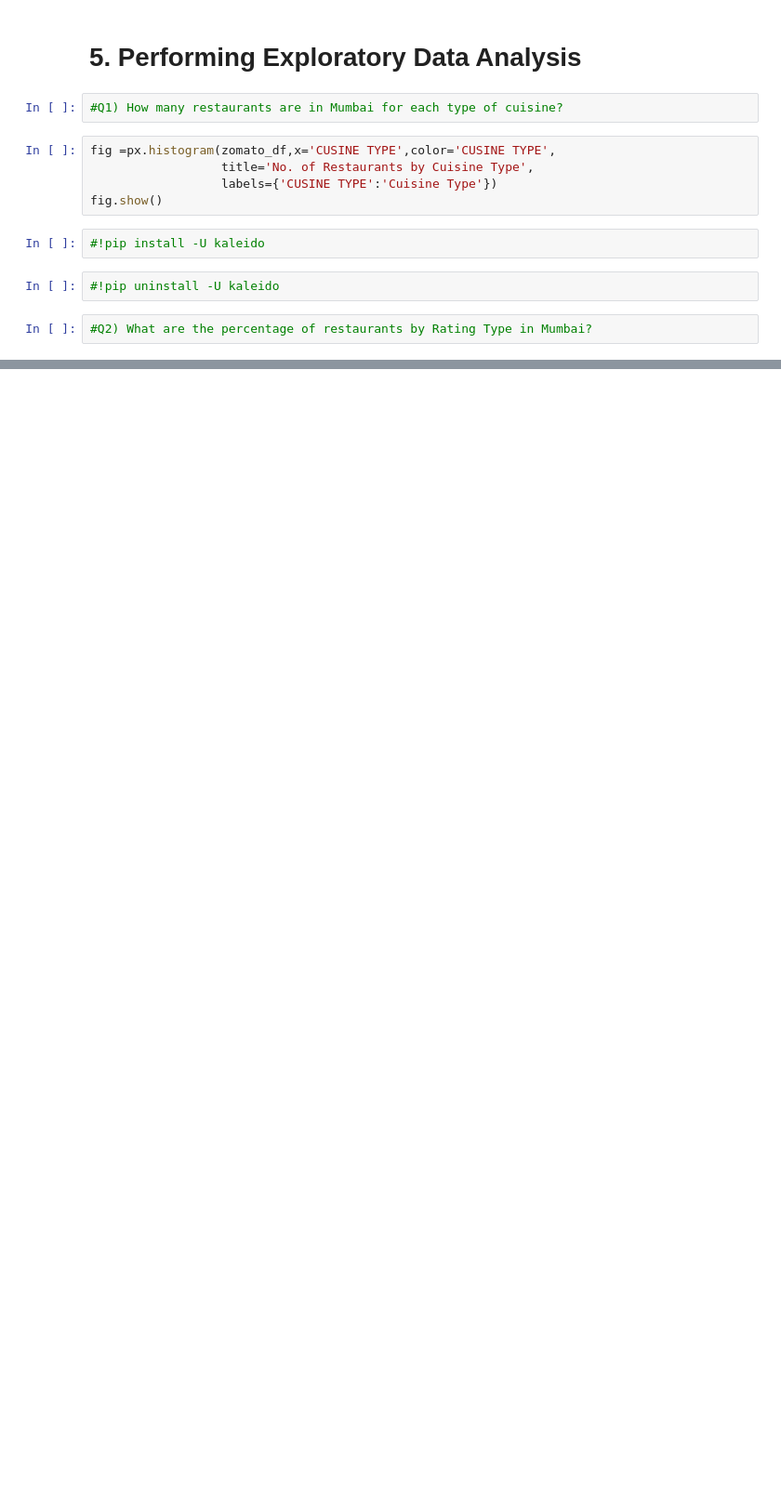
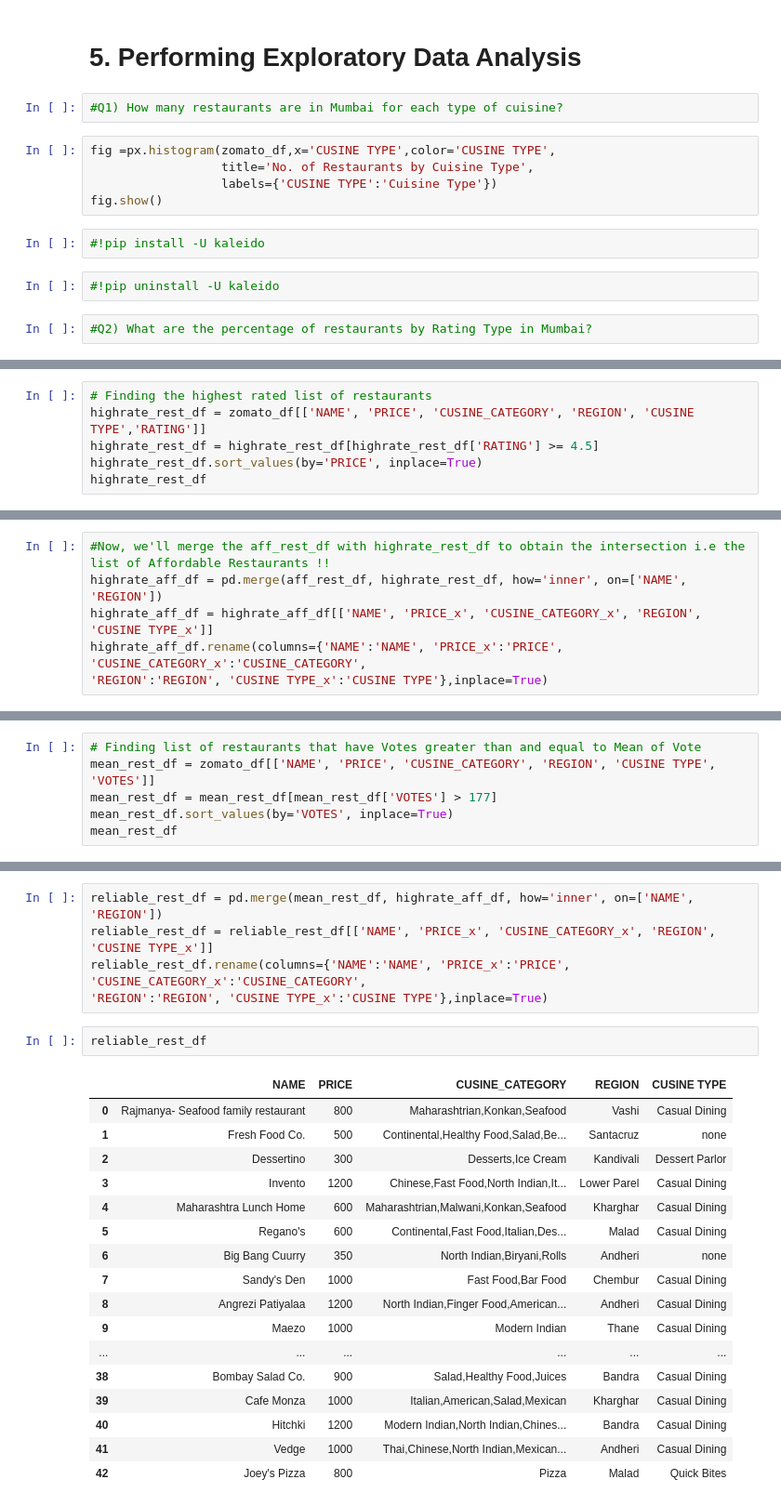
Before and after one commit to ArchanaAI/Zomato-Mumbai-analysis, a Jupyter notebook: Zomata Mumbai Analysis.ipynb, the cells around one changed output, grey strips where cells are left out. Shown: that part at 93% size. Drawn from its saved outputs; the diff is of its cells as text; blank space fills up the shorter version.

```diff
--- a/Zomata Mumbai Analysis.ipynb
+++ b/Zomata Mumbai Analysis.ipynb
@@ -590,0 +669,6 @@ ValueError: Value of 'x' is not the name of a column in 'data_frame'. Expected o
+# %%
+# Finding the highest rated list of restaurants
+highrate_rest_df = zomato_df[['NAME', 'PRICE', 'CUSINE_CATEGORY', 'REGION', 'CUSINE TYPE','RATING']]
+highrate_rest_df = highrate_rest_df[highrate_rest_df['RATING'] >= 4.5]
+highrate_rest_df.sort_values(by='PRICE', inplace=True)
+highrate_rest_df
@@ -590,0 +689,6 @@ ValueError: Value of 'x' is not the name of a column in 'data_frame'. Expected o
+# %%
+#Now, we'll merge the aff_rest_df with highrate_rest_df to obtain the intersection i.e the list of Affordable Restaurants !!
+highrate_aff_df = pd.merge(aff_rest_df, highrate_rest_df, how='inner', on=['NAME', 'REGION'])
+highrate_aff_df = highrate_aff_df[['NAME', 'PRICE_x', 'CUSINE_CATEGORY_x', 'REGION', 'CUSINE TYPE_x']]
+highrate_aff_df.rename(columns={'NAME':'NAME', 'PRICE_x':'PRICE', 'CUSINE_CATEGORY_x':'CUSINE_CATEGORY',
+'REGION':'REGION', 'CUSINE TYPE_x':'CUSINE TYPE'},inplace=True)
@@ -590,0 +725,6 @@ ValueError: Value of 'x' is not the name of a column in 'data_frame'. Expected o
+# %%
+# Finding list of restaurants that have Votes greater than and equal to Mean of Vote
+mean_rest_df = zomato_df[['NAME', 'PRICE', 'CUSINE_CATEGORY', 'REGION', 'CUSINE TYPE', 'VOTES']]
+mean_rest_df = mean_rest_df[mean_rest_df['VOTES'] > 177]
+mean_rest_df.sort_values(by='VOTES', inplace=True)
+mean_rest_df
@@ -590,0 +752,25 @@ ValueError: Value of 'x' is not the name of a column in 'data_frame'. Expected o
+# %%
+reliable_rest_df = pd.merge(mean_rest_df, highrate_aff_df, how='inner', on=['NAME', 'REGION'])
+reliable_rest_df = reliable_rest_df[['NAME', 'PRICE_x', 'CUSINE_CATEGORY_x', 'REGION', 'CUSINE TYPE_x']]
+reliable_rest_df.rename(columns={'NAME':'NAME', 'PRICE_x':'PRICE', 'CUSINE_CATEGORY_x':'CUSINE_CATEGORY',
+'REGION':'REGION', 'CUSINE TYPE_x':'CUSINE TYPE'},inplace=True)
+# %%
+reliable_rest_df
+# %% [output]
+|  | NAME | PRICE | CUSINE_CATEGORY | REGION | CUSINE TYPE |
+| 0 | Rajmanya- Seafood family restaurant | 800 | Maharashtrian,Konkan,Seafood | Vashi | Casual Dining |
+| 1 | Fresh Food Co. | 500 | Continental,Healthy Food,Salad,Be... | Santacruz | none |
+| 2 | Dessertino | 300 | Desserts,Ice Cream | Kandivali | Dessert Parlor |
+| 3 | Invento | 1200 | Chinese,Fast Food,North Indian,It... | Lower Parel | Casual Dining |
+| 4 | Maharashtra Lunch Home | 600 | Maharashtrian,Malwani,Konkan,Seafood | Kharghar | Casual Dining |
+| 5 | Regano's | 600 | Continental,Fast Food,Italian,Des... | Malad | Casual Dining |
+| 6 | Big Bang Cuurry | 350 | North Indian,Biryani,Rolls | Andheri | none |
+| 7 | Sandy's Den | 1000 | Fast Food,Bar Food | Chembur | Casual Dining |
+| 8 | Angrezi Patiyalaa | 1200 | North Indian,Finger Food,American... | Andheri | Casual Dining |
+| 9 | Maezo | 1000 | Modern Indian | Thane | Casual Dining |
+| ... | ... | ... | ... | ... | ... |
+| 38 | Bombay Salad Co. | 900 | Salad,Healthy Food,Juices | Bandra | Casual Dining |
+| 39 | Cafe Monza | 1000 | Italian,American,Salad,Mexican | Kharghar | Casual Dining |
+| 40 | Hitchki | 1200 | Modern Indian,North Indian,Chines... | Bandra | Casual Dining |
+| 41 | Vedge | 1000 | Thai,Chinese,North Indian,Mexican... | Andheri | Casual Dining |
+| 42 | Joey's Pizza | 800 | Pizza | Malad | Quick Bites |
```
Also changed, not shown: parts of 48 cells of this notebook.
